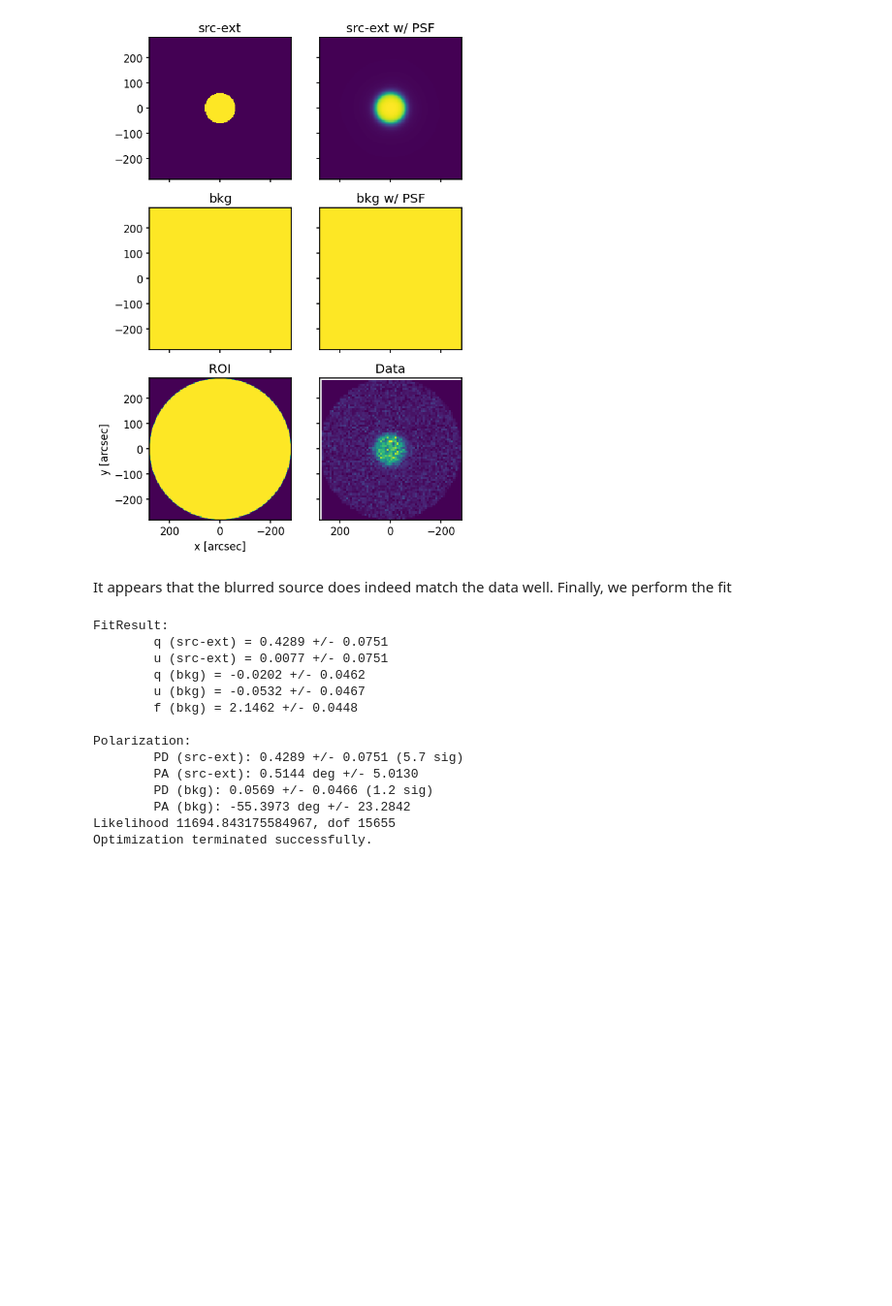
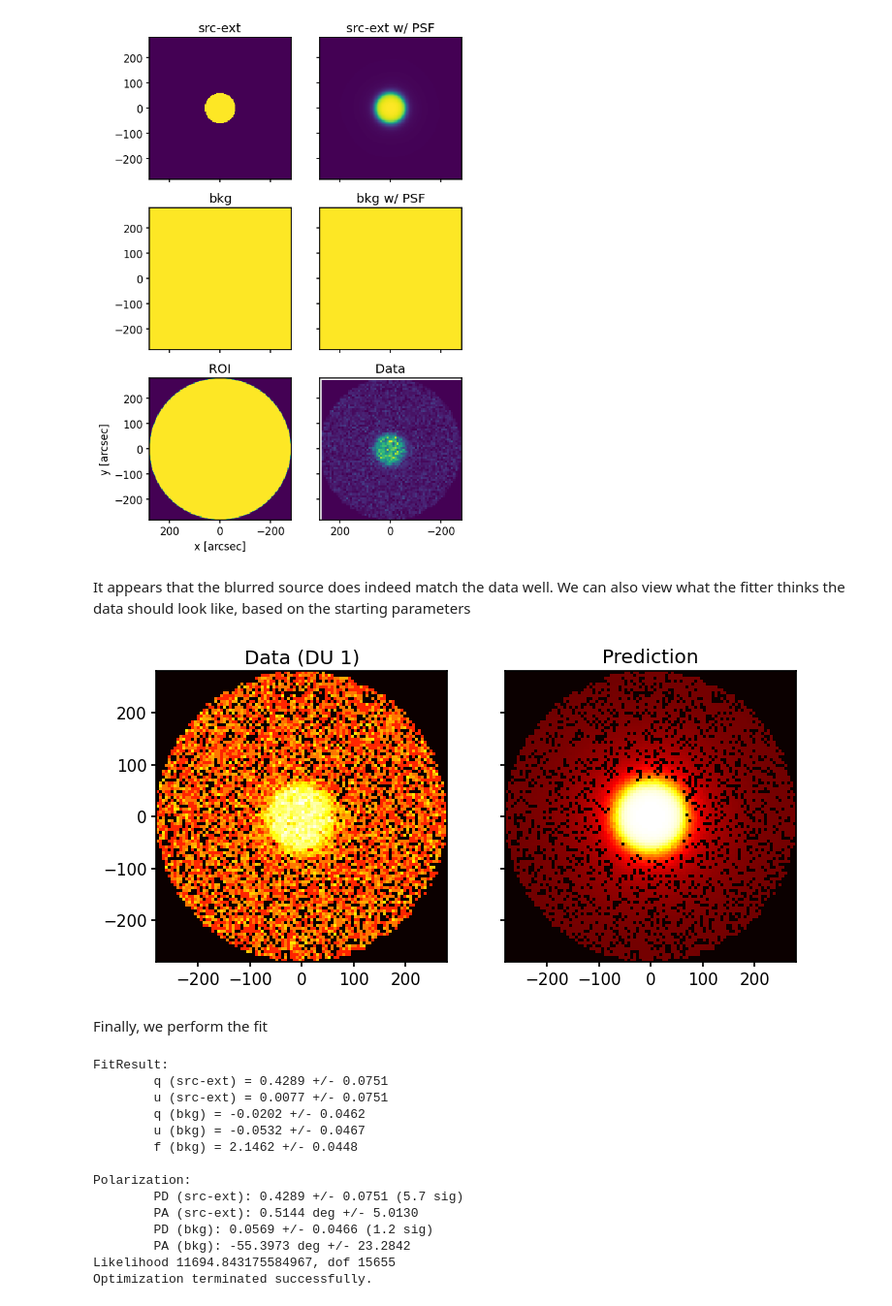
Before and after one commit to jtdinsmore/leakagelib, a Jupyter notebook: docs/examples/extended-source-fit.ipynb, the cells around one changed output. Shown at 97% size. Saved outputs shown, nothing was run; the diff lists cells and outputs as text; code cells hidden in the pictures; blank space fills up the shorter version.

```diff
--- a/docs/examples/extended-source-fit.ipynb
+++ b/docs/examples/extended-source-fit.ipynb
@@ -64,7 +64,13 @@ fitter.display_sources(data_pixel_size=8);
 # %% [output]
 [figure]
 # %% [markdown]
-It appears that the blurred source does indeed match the data well. Finally, we perform the fit
+It appears that the blurred source does indeed match the data well. We can also view what the fitter thinks the data should look like, based on the starting parameters
+# %%
+fitter.plot();
+# %% [output]
+[figure, added]
+# %% [markdown]
+Finally, we perform the fit
 # %%
 result = fitter.fit()
 result
```
Also changed, not shown: 7 other files.
